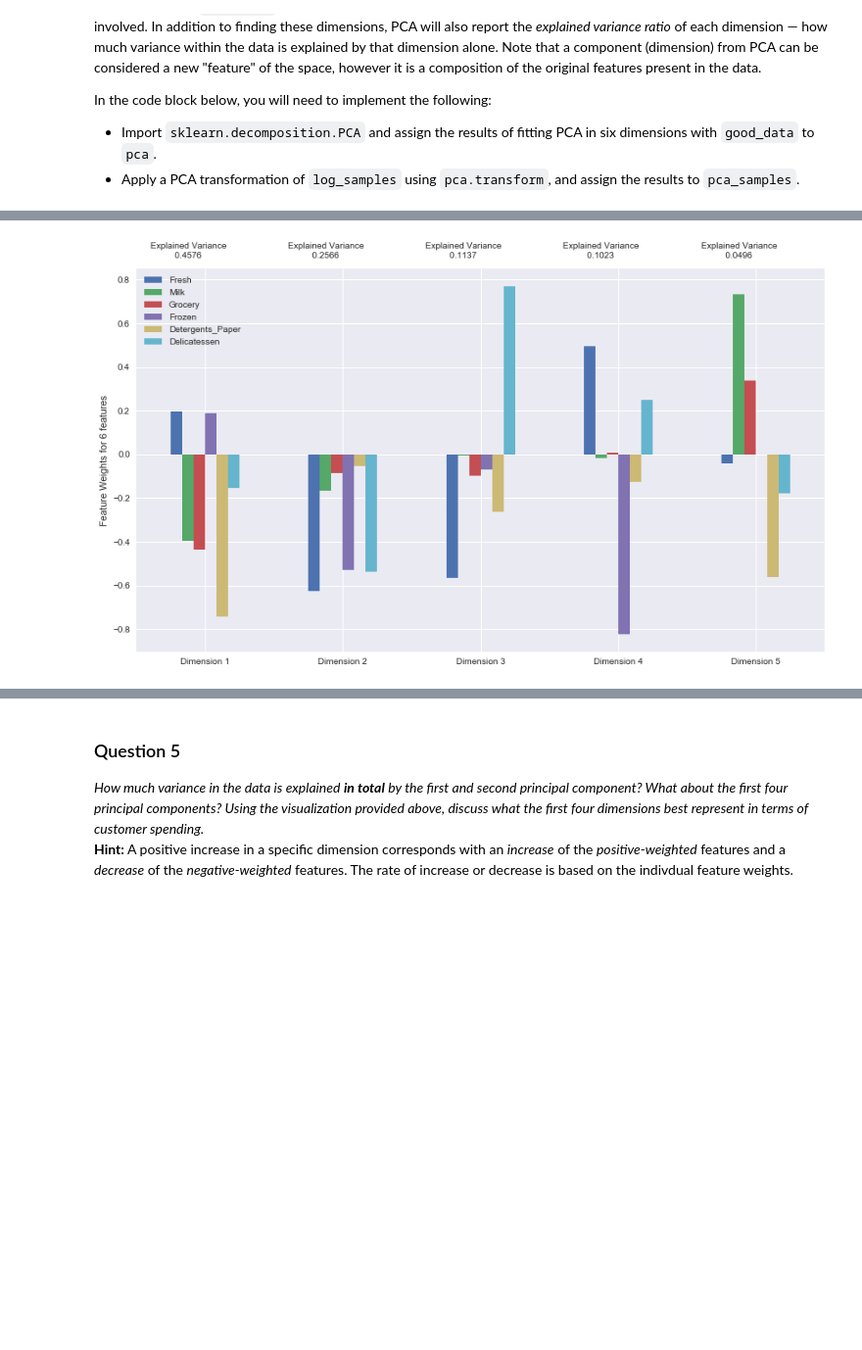
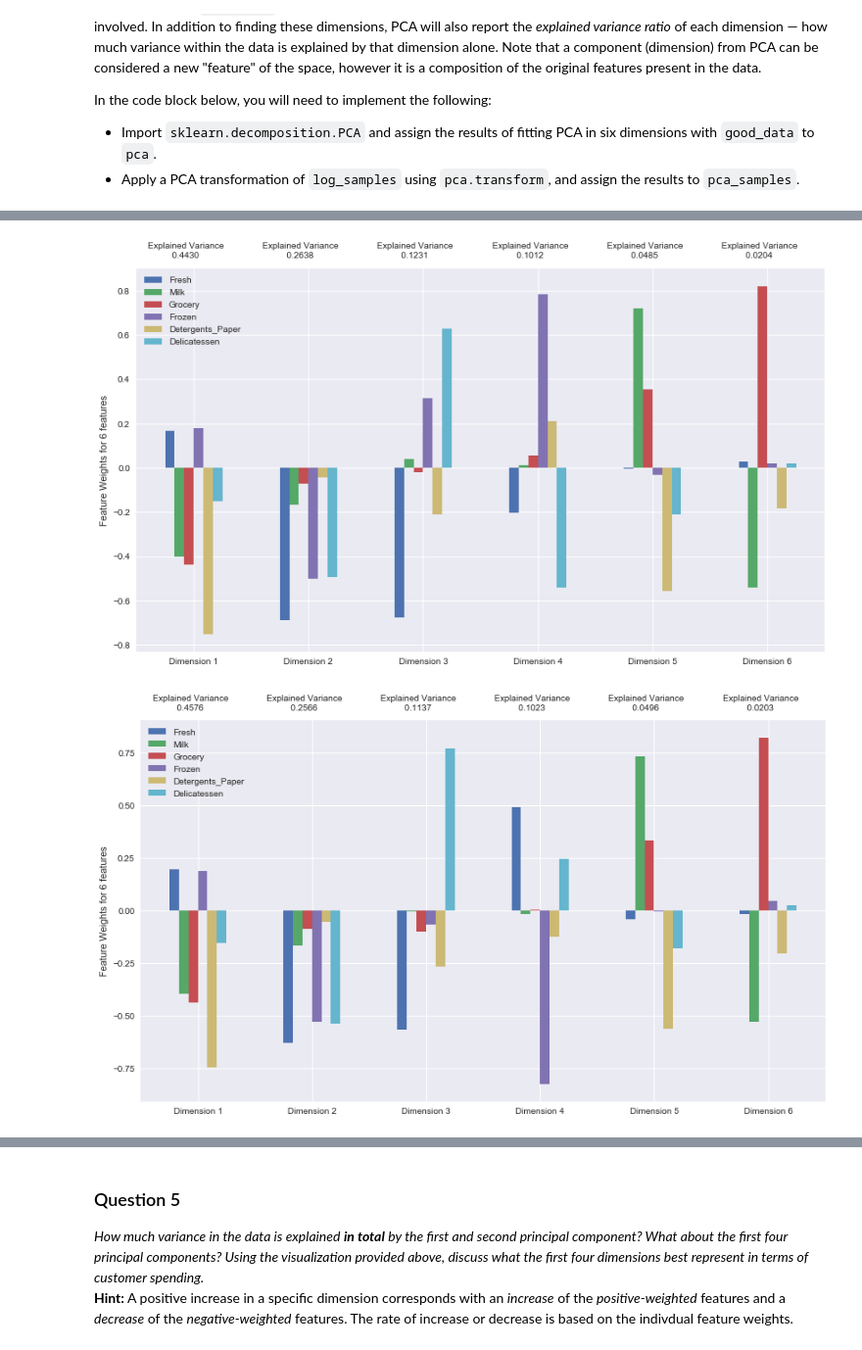
Before and after one commit to Kumaava/MLND_customer_segmentation, a Jupyter notebook: customer_segments.ipynb, the cells around one changed output, grey strips where cells are left out. Shown at 98% size. Drawn from its saved outputs; the diff is of its cells as text; code cells hidden in the pictures; blank space fills up the shorter version.

```diff
--- a/customer_segments.ipynb
+++ b/customer_segments.ipynb
@@ -237,10 +270,12 @@ for feature in log_data.keys():
     display(log_data[~((log_data[feature] >= Q1 - step) & (log_data[feature] <= Q3 + step))])
 
 # OPTIONAL: Select the indices for data points you wish to remove
-outliers  = [154,65,66,75,128, 338,95 , 86,325,161,183]
+outliers1  = [154,65,66,75,128,338,95,86,325,161,183]
+outliers  = [154,65,66,75,128]
 print len(outliers)
 # Remove the outliers, if any were specified
 good_data = log_data.drop(log_data.index[outliers]).reset_index(drop = True)
+good_data1 = log_data.drop(log_data.index[outliers1]).reset_index(drop = True)
 # %% [output]
 Data points considered outliers for the feature 'Fresh':
 |  | Fresh | Milk | Grocery | Frozen | Detergents_Paper | Delicatessen |
@@ -371,15 +416,21 @@ good_data.describe()
 # %%
 # TODO: Apply PCA to the good data with the same number of dimensions as features
 from sklearn.decomposition import PCA
-pca = PCA(n_components =5)
+
+#changes made for  obtaining 6 principal components
+pca = PCA(n_components =6)
+pca1 = PCA(n_components =6)
 pca = pca.fit(good_data)
+pca1 = pca1.fit(good_data1)
 
 # TODO: Apply a PCA transformation to the sample log-data
 pca_samples = pca.transform(log_samples)
-
+pca_samples1 = pca1.transform(log_samples)
 # Generate PCA results plot
 pca_results = vs.pca_results(good_data, pca)
+pca_results1 = vs.pca_results(good_data1, pca1)
 # %% [output]
-[figure, old version]
+[figure, new version]
+[figure, added]
 # %%
 print pca.components_
```
Also changed, not shown: parts of 33 cells of this notebook.
